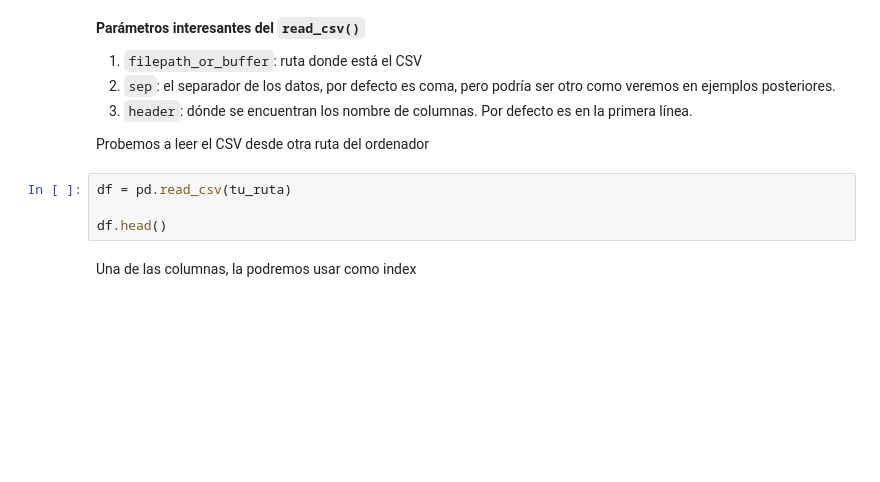
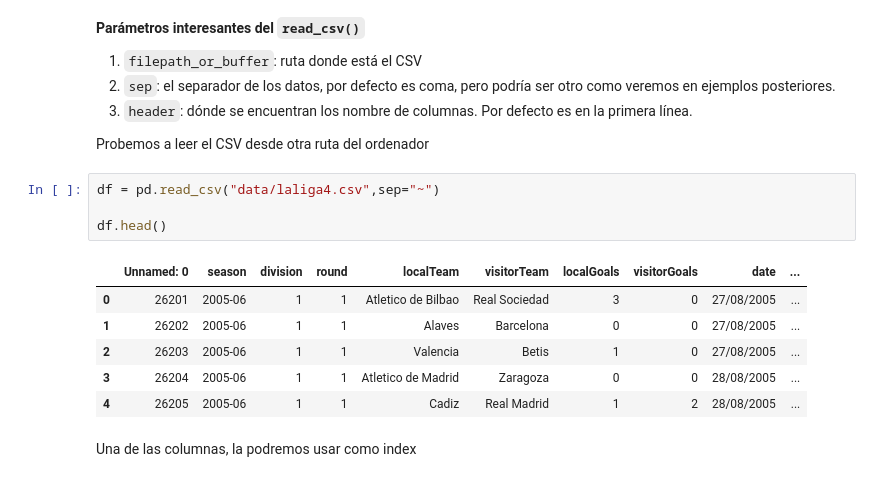
Before and after one commit to isotomor/DSPT_TBS_SVL_0922, a Jupyter notebook: 2-Data Analytics/5-Sources/1-Archivos/Teoría/0-Lectura Escritura.ipynb, the cells around one changed output. Cells and saved outputs as stored; diff of their text form; blank space fills up the shorter version.

```diff
--- a/2-Data Analytics/5-Sources/1-Archivos/Teoría/0-Lectura Escritura.ipynb
+++ b/2-Data Analytics/5-Sources/1-Archivos/Teoría/0-Lectura Escritura.ipynb
@@ -120,9 +231,16 @@ df.head()
 
 Probemos a leer el CSV desde otra ruta del ordenador
 # %%
-df = pd.read_csv(tu_ruta)
+df = pd.read_csv("data/laliga4.csv",sep="~")
 
 df.head()
+# %% [output]
+|  | Unnamed: 0 | season | division | round | localTeam | visitorTeam | localGoals | visitorGoals | date | ... |
+| 0 | 26201 | 2005-06 | 1 | 1 | Atletico de Bilbao | Real Sociedad | 3 | 0 | 27/08/2005 | ... |
+| 1 | 26202 | 2005-06 | 1 | 1 | Alaves | Barcelona | 0 | 0 | 27/08/2005 | ... |
+| 2 | 26203 | 2005-06 | 1 | 1 | Valencia | Betis | 1 | 0 | 27/08/2005 | ... |
+| 3 | 26204 | 2005-06 | 1 | 1 | Atletico de Madrid | Zaragoza | 0 | 0 | 28/08/2005 | ... |
+| 4 | 26205 | 2005-06 | 1 | 1 | Cadiz | Real Madrid | 1 | 2 | 28/08/2005 | ... |
 # %% [markdown]
 Una de las columnas, la podremos usar como index
 # %%
```
Also changed, not shown: parts of 13 cells of this notebook, 1 other file.
